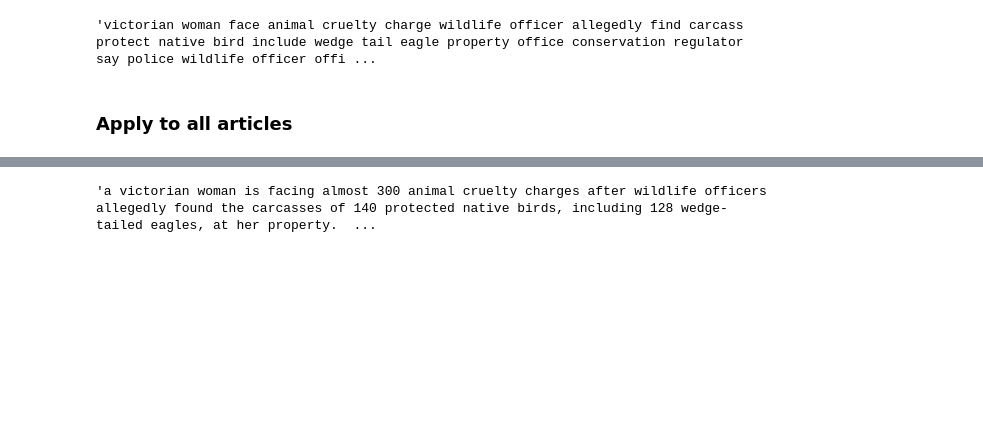
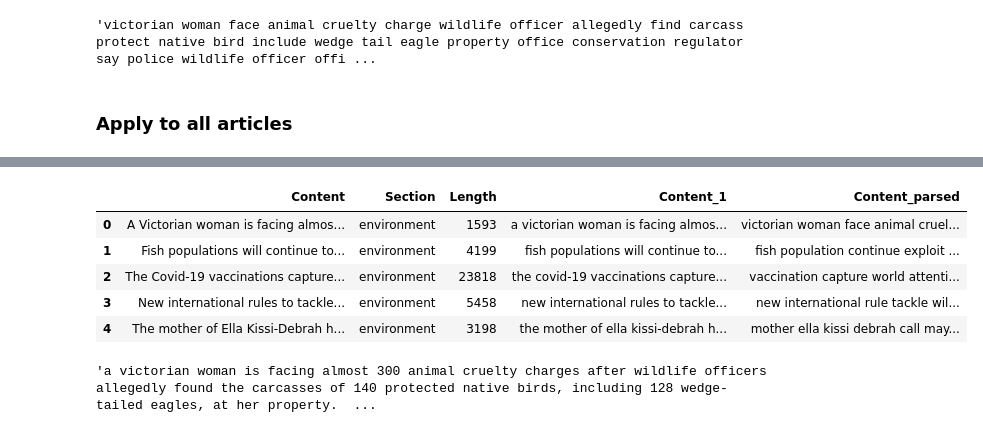
Before and after one commit to mz256/Guardian_news_classification, a Jupyter notebook: 02_preprocess.ipynb, the cells around one changed output, grey strips where cells are left out. Saved outputs shown, nothing was run; the diff lists cells and outputs as text; code cells hidden in the pictures; blank space fills up the shorter version.

```diff
--- a/02_preprocess.ipynb
+++ b/02_preprocess.ipynb
@@ -163,2 +164,3 @@ We
 # %%
-docs = list(nlp.pipe(df['Content_1']))  # explain nlp.pipe
+%%time
+docs = list(nlp.pipe(df['Content_1'], disable=['tok2vec','ner','tagger','parser']))
@@ -165,5 +170,13 @@ docs = list(nlp.pipe(df['Content_1']))  # explain nlp.pipe
 # %%
 df['Content_parsed'] = [lemmatised_string(doc) for doc in docs]
+df.head()
+# %% [output]
+|  | Content | Section | Length | Content_1 | Content_parsed |
+| 0 | A Victorian woman is facing almos... | environment | 1593 | a victorian woman is facing almos... | victorian woman face animal cruel... |
+| 1 | Fish populations will continue to... | environment | 4199 | fish populations will continue to... | fish population continue exploit ... |
+| 2 | The Covid-19 vaccinations capture... | environment | 23818 | the covid-19 vaccinations capture... | vaccination capture world attenti... |
+| 3 | New international rules to tackle... | environment | 5458 | new international rules to tackle... | new international rule tackle wil... |
+| 4 | The mother of Ella Kissi-Debrah h... | environment | 3198 | the mother of ella kissi-debrah h... | mother ella kissi debrah call may... |
 # %%
 pre_spacy = df.loc[0,'Content_1']
 pre_spacy
```
Also changed, not shown: parts of 15 cells of this notebook.
